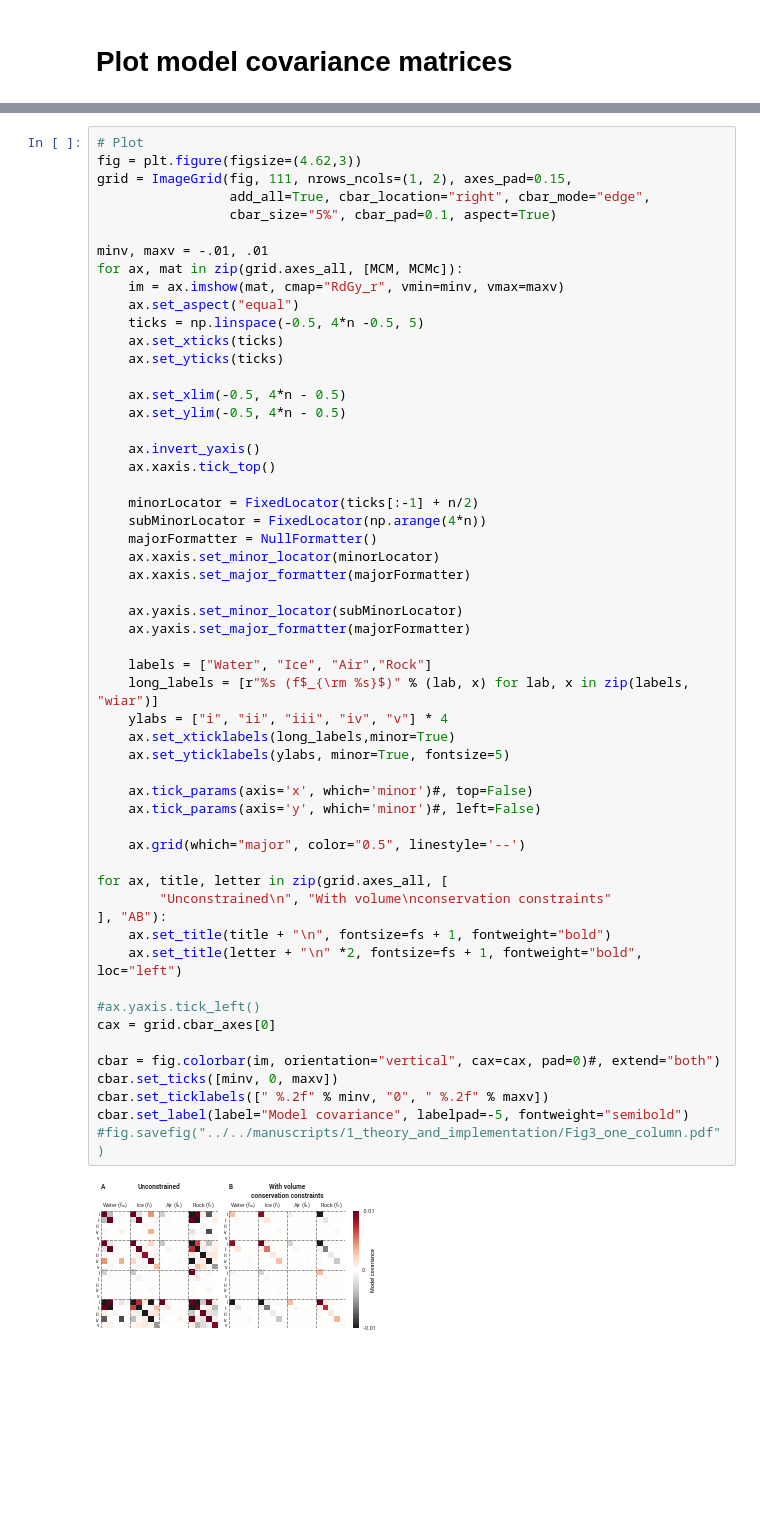
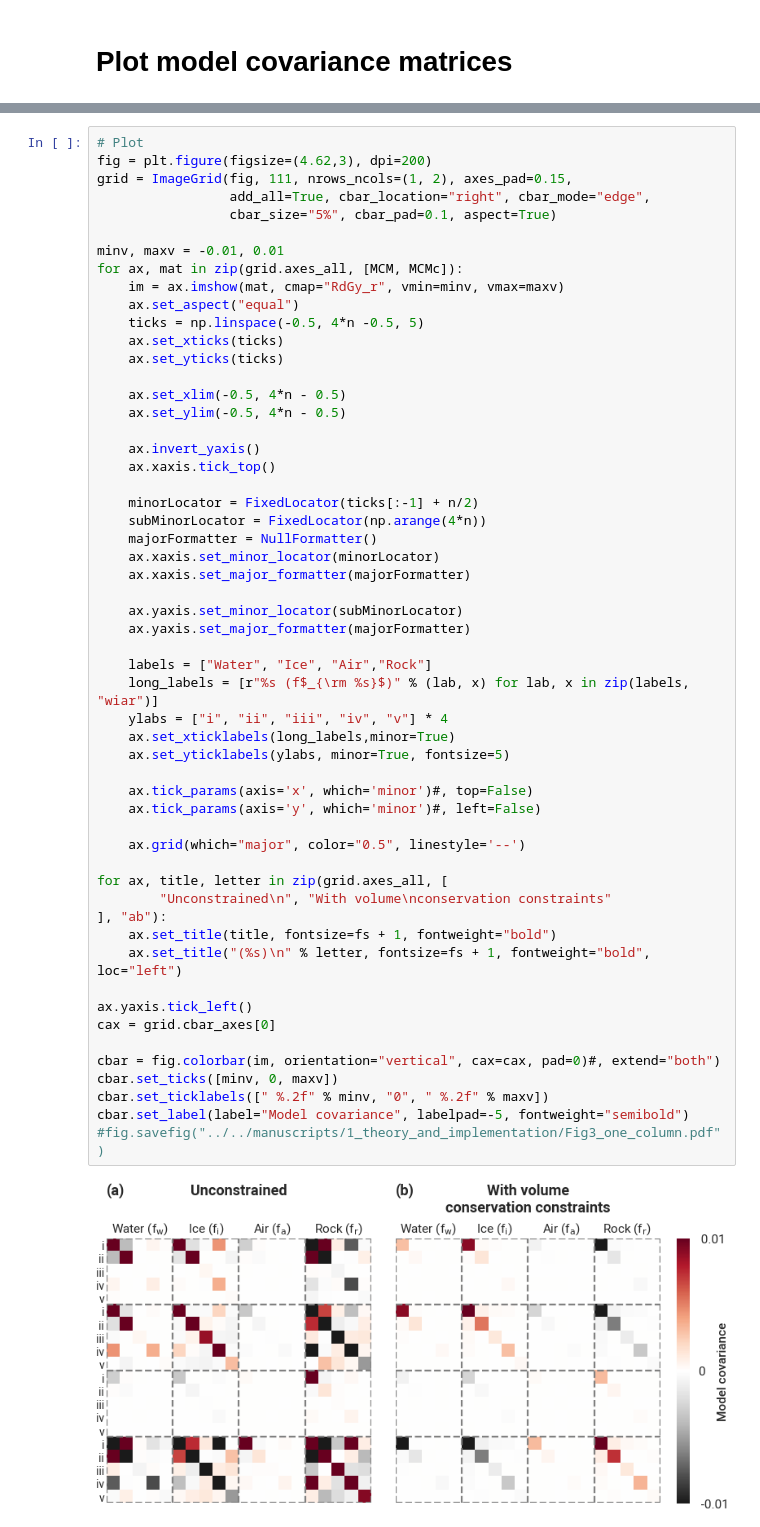
Before and after one commit to florian-wagner/four-phase-inversion, a Jupyter notebook: syn_cases/layered/8_plot_matrix.ipynb, the cells around one changed output, grey strips where cells are left out. Drawn from its saved outputs; the diff is of its cells as text; blank space fills up the shorter version.

```diff
--- a/syn_cases/layered/8_plot_matrix.ipynb
+++ b/syn_cases/layered/8_plot_matrix.ipynb
@@ -29,11 +37,11 @@ n = 5
 # %%
 # Plot
-fig = plt.figure(figsize=(4.62,3))
+fig = plt.figure(figsize=(4.62,3), dpi=200)
 grid = ImageGrid(fig, 111, nrows_ncols=(1, 2), axes_pad=0.15,
                  add_all=True, cbar_location="right", cbar_mode="edge",
                  cbar_size="5%", cbar_pad=0.1, aspect=True)
 
-minv, maxv = -.01, .01
+minv, maxv = -0.01, 0.01
 for ax, mat in zip(grid.axes_all, [MCM, MCMc]):
     im = ax.imshow(mat, cmap="RdGy_r", vmin=minv, vmax=maxv)
     ax.set_aspect("equal")
@@ -51,35 +59,35 @@ for ax, mat in zip(grid.axes_all, [MCM, MCMc]):
     subMinorLocator = FixedLocator(np.arange(4*n))
     majorFormatter = NullFormatter()
     ax.xaxis.set_minor_locator(minorLocator)
     ax.xaxis.set_major_formatter(majorFormatter)
 
     ax.yaxis.set_minor_locator(subMinorLocator)
     ax.yaxis.set_major_formatter(majorFormatter)
 
     labels = ["Water", "Ice", "Air","Rock"]
     long_labels = [r"%s (f$_{\rm %s}$)" % (lab, x) for lab, x in zip(labels, "wiar")]
     ylabs = ["i", "ii", "iii", "iv", "v"] * 4
     ax.set_xticklabels(long_labels,minor=True)
     ax.set_yticklabels(ylabs, minor=True, fontsize=5)
 
     ax.tick_params(axis='x', which='minor')#, top=False)
     ax.tick_params(axis='y', which='minor')#, left=False)
 
     ax.grid(which="major", color="0.5", linestyle='--')
 
 for ax, title, letter in zip(grid.axes_all, [
         "Unconstrained\n", "With volume\nconservation constraints"
-], "AB"):
-    ax.set_title(title + "\n", fontsize=fs + 1, fontweight="bold")
-    ax.set_title(letter + "\n" *2, fontsize=fs + 1, fontweight="bold", loc="left")
+], "ab"):
+    ax.set_title(title, fontsize=fs + 1, fontweight="bold")
+    ax.set_title("(%s)\n" % letter, fontsize=fs + 1, fontweight="bold", loc="left")
 
-#ax.yaxis.tick_left()
+ax.yaxis.tick_left()
 cax = grid.cbar_axes[0]
 
 cbar = fig.colorbar(im, orientation="vertical", cax=cax, pad=0)#, extend="both")
 cbar.set_ticks([minv, 0, maxv])
 cbar.set_ticklabels([" %.2f" % minv, "0", " %.2f" % maxv])
 cbar.set_label(label="Model covariance", labelpad=-5, fontweight="semibold")
 #fig.savefig("../../manuscripts/1_theory_and_implementation/Fig3_one_column.pdf")
 # %% [output]
-[figure, old version]
+[figure, new version]
```
Also changed, not shown: parts of 5 cells of this notebook, 3 other files.
